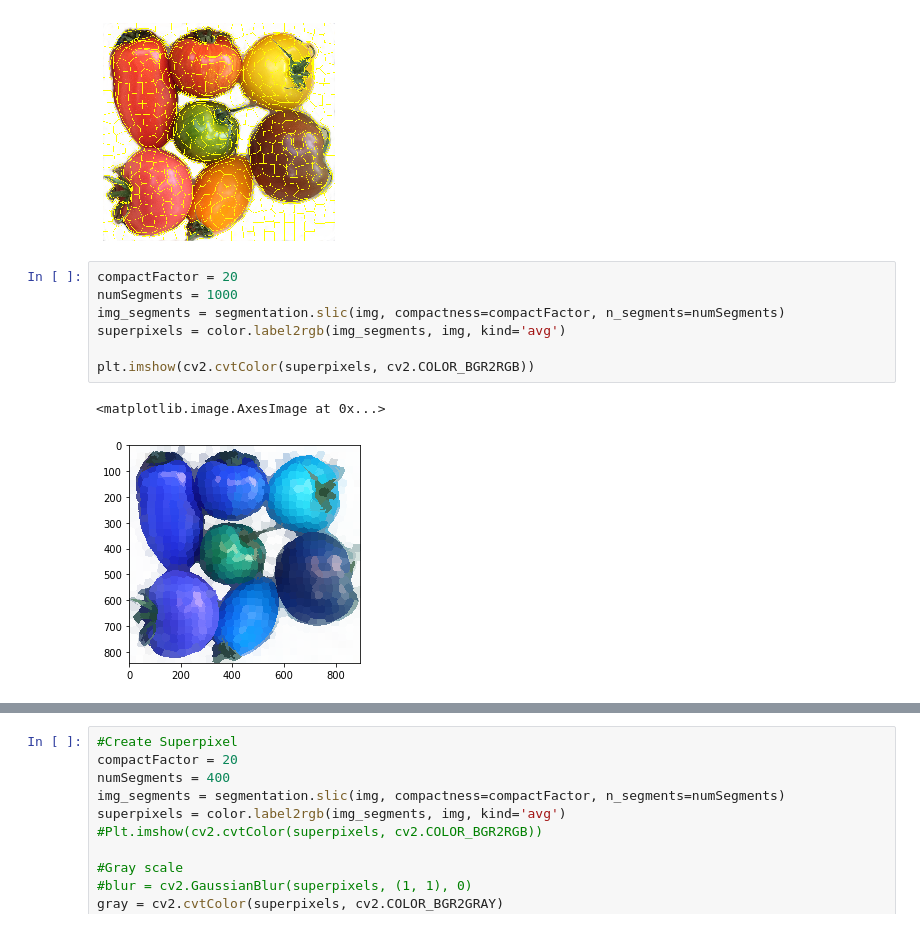
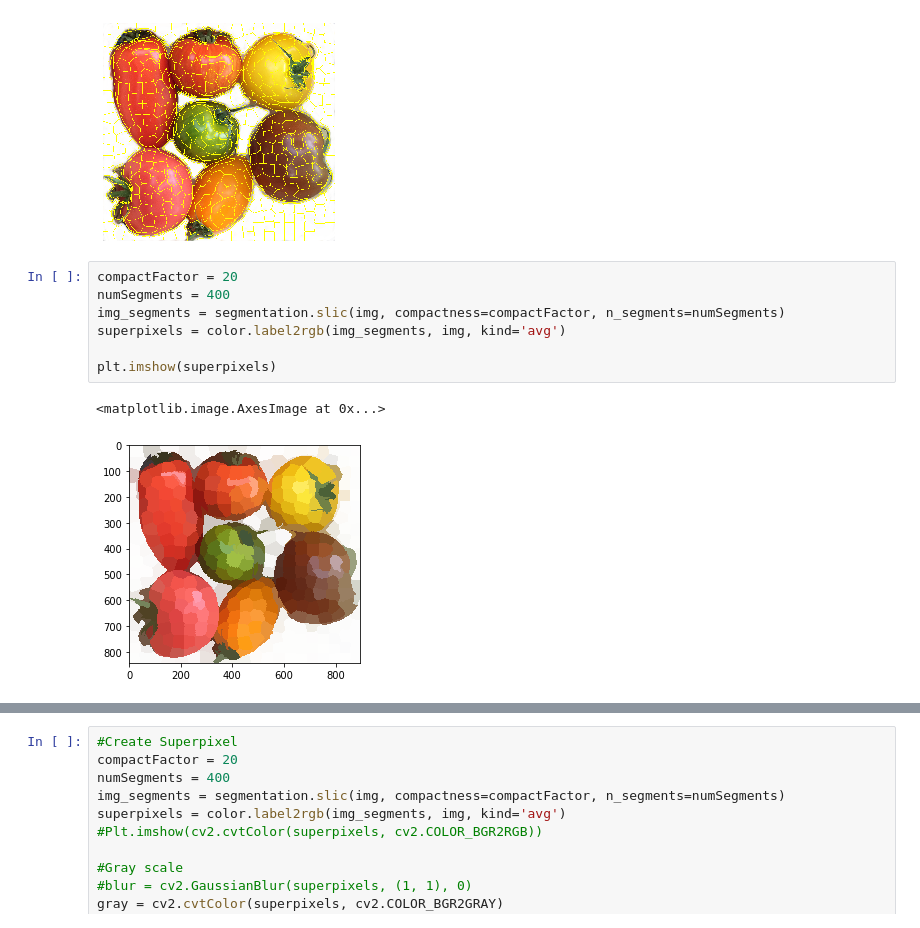
Before and after one commit to vipulpopat/CE6003_Etivity1, a Jupyter notebook: Lab_2_5_RegionGrowing_MB01.ipynb, the cells around one changed output, grey strips where cells are left out. Drawn from its saved outputs; the diff is of its cells as text.

```diff
--- a/Lab_2_5_RegionGrowing_MB01.ipynb
+++ b/Lab_2_5_RegionGrowing_MB01.ipynb
@@ -367,11 +352,11 @@ plt.show()
 [figure]
 # %%
 compactFactor = 20
-numSegments = 1000
+numSegments = 400
 img_segments = segmentation.slic(img, compactness=compactFactor, n_segments=numSegments)
 superpixels = color.label2rgb(img_segments, img, kind='avg')
 
-plt.imshow(cv2.cvtColor(superpixels, cv2.COLOR_BGR2RGB))
+plt.imshow(superpixels)
 # %% [output]
 <matplotlib.image.AxesImage at 0x...>
-[figure, old version]
+[figure, new version]
```
Also changed, not shown: parts of 9 cells of this notebook.
